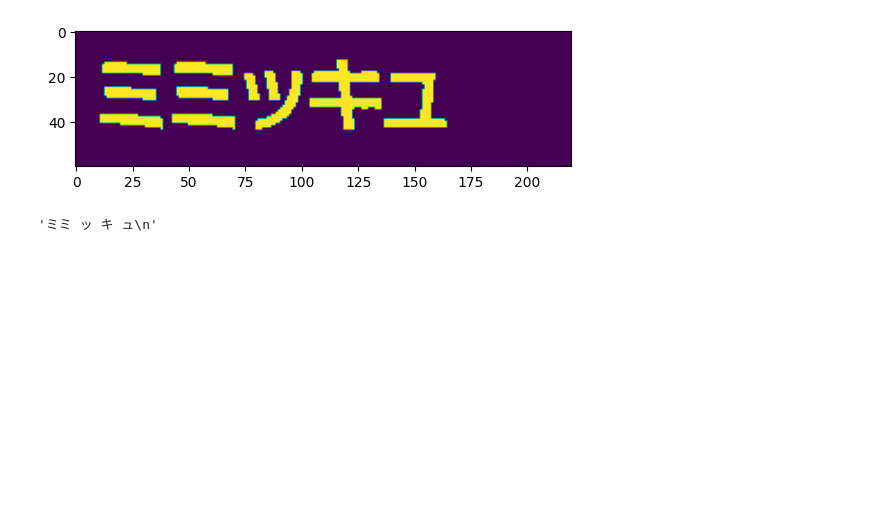
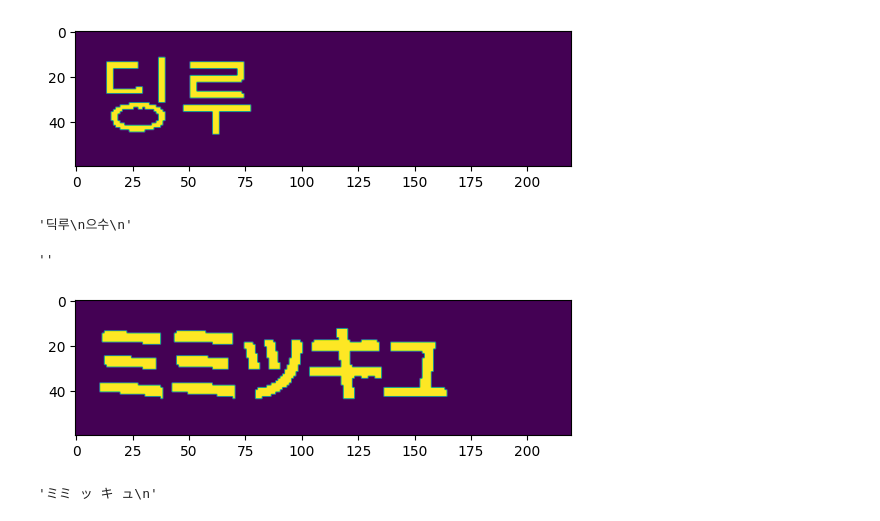
Before and after one commit to fufufukakaka/poke_battle_logger, a Jupyter notebook: notebook/対戦中のポケモン名抽出_tesseract検証.ipynb, the cells around one changed output. Cells and saved outputs as stored; diff of their text form; code cells hidden in the pictures; blank space fills up the shorter version.

```diff
--- a/notebook/対戦中のポケモン名抽出_tesseract検証.ipynb
+++ b/notebook/対戦中のポケモン名抽出_tesseract検証.ipynb
@@ -7,3 +10,38 @@ import collections
+# %%
+message = cv2.imread("../template_images/unknown_pokemon_name_window_templates/1682871185.538943.png", 0)
+threshold_value = 180
+max_value = 255
+_, message = cv2.threshold(message, threshold_value, max_value, cv2.THRESH_BINARY)
+plt.imshow(message)
+plt.show()
+# %% [output]
+[figure, added]
+# %%
+pytesseract.image_to_string(message, lang="kor", config='--psm 6')
+# %% [output]
+'딕루\n으수\n'
+# %%
+import re
+
+pa = re.compile(
+            "[^"
+            "\U00003040-\U0000309F"  # Hiragana
+            "\U000030A0-\U000030FF"  # Katakana
+            "\U0000FF65-\U0000FF9F"  # Half width Katakana
+            "\U0000FF10-\U0000FF19"  # Full width digits
+            "\U0000FF21-\U0000FF3A"  # Full width Upper case Alphabets
+            "\U0000FF41-\U0000FF5A"  # Full width Lower case Alphabets
+            "\U00000030-\U00000039"  # Half width digits
+            "\U00000041-\U0000005A"  # Half width Upper case Alphabets
+            "\U00000061-\U0000007A"  # Half width Lower case Alphabets
+            "\U00003190-\U0000319F"  # Kanbun
+            "\U00004E00-\U00009FFF"  # CJK unified ideographs. kanjis
+            "]+",
+            flags=re.UNICODE,
+        )
+pa.sub(r"", '딕루\n으수\n')
+# %% [output]
+''
 # %%
 message = cv2.imread("../template_images/labeled_pokemon_name_window_templates/ミミッキュ_19201.png", 0)
 threshold_value = 180
```
Also changed, not shown: parts of 1 cell of this notebook, 8 other files.
